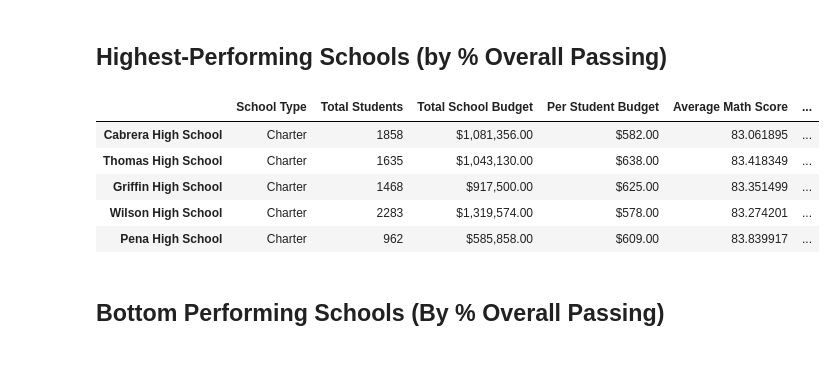
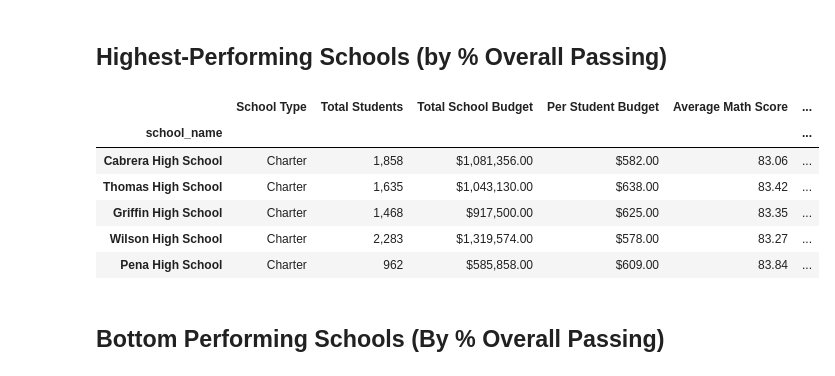
Before and after one commit to colca6/pandas-challenge, a Jupyter notebook: PyCitySchools/PyCitySchools.ipynb, the cells around one changed output. Saved outputs shown, nothing was run; the diff lists cells and outputs as text; code cells hidden in the pictures.

```diff
--- a/PyCitySchools/PyCitySchools.ipynb
+++ b/PyCitySchools/PyCitySchools.ipynb
@@ -415,3 +415,11 @@ Thomas High School       97.308869
 Wilson High School       96.539641
 Wright High School       96.611111
 dtype: float64
+# %%
+# Use the provided code to calculate the passing rates
+#per_school_passing_math = school_students_passing_math / per_school_counts * 100
+#per_school_passing_math = per_school_passing_math / per_school_counts * 100
+overall_passing_rate = school_students_passing_math_and_reading / per_school_counts * 100
+overall_passing_rate
+#per_school_passing_math
+#per_school_passing_math
@@ -454,15 +480,16 @@ per_school_summary_df.head()
 ## Highest-Performing Schools (by % Overall Passing)
 # %%
 # Sort the schools by `% Overall Passing` in descending order and display the top 5 rows.
-top_schools =
+top_schools = per_school_summary_df.sort_values(by='% Overall Passing',ascending=False)
 top_schools.head(5)
 # %% [output]
 |  | School Type | Total Students | Total School Budget | Per Student Budget | Average Math Score | ... |
-| Cabrera High School | Charter | 1858 | $1,081,356.00 | $582.00 | 83.061895 | ... |
-| Thomas High School | Charter | 1635 | $1,043,130.00 | $638.00 | 83.418349 | ... |
-| Griffin High School | Charter | 1468 | $917,500.00 | $625.00 | 83.351499 | ... |
-| Wilson High School | Charter | 2283 | $1,319,574.00 | $578.00 | 83.274201 | ... |
-| Pena High School | Charter | 962 | $585,858.00 | $609.00 | 83.839917 | ... |
+| school_name |  |  |  |  |  | ... |
+| Cabrera High School | Charter | 1,858 | $1,081,356.00 | $582.00 | 83.06 | ... |
+| Thomas High School | Charter | 1,635 | $1,043,130.00 | $638.00 | 83.42 | ... |
+| Griffin High School | Charter | 1,468 | $917,500.00 | $625.00 | 83.35 | ... |
+| Wilson High School | Charter | 2,283 | $1,319,574.00 | $578.00 | 83.27 | ... |
+| Pena High School | Charter | 962 | $585,858.00 | $609.00 | 83.84 | ... |
 # %% [markdown]
 ## Bottom Performing Schools (By % Overall Passing)
 # %%
```
Also changed, not shown: parts of 10 cells of this notebook.
